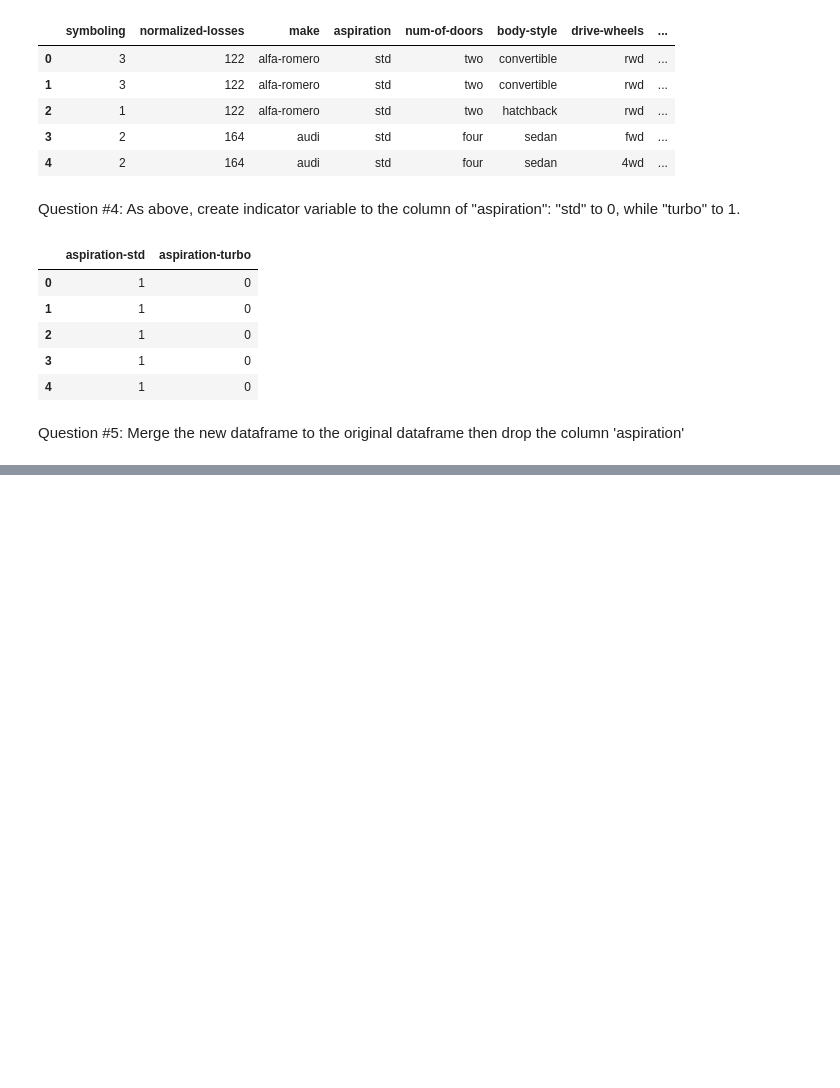
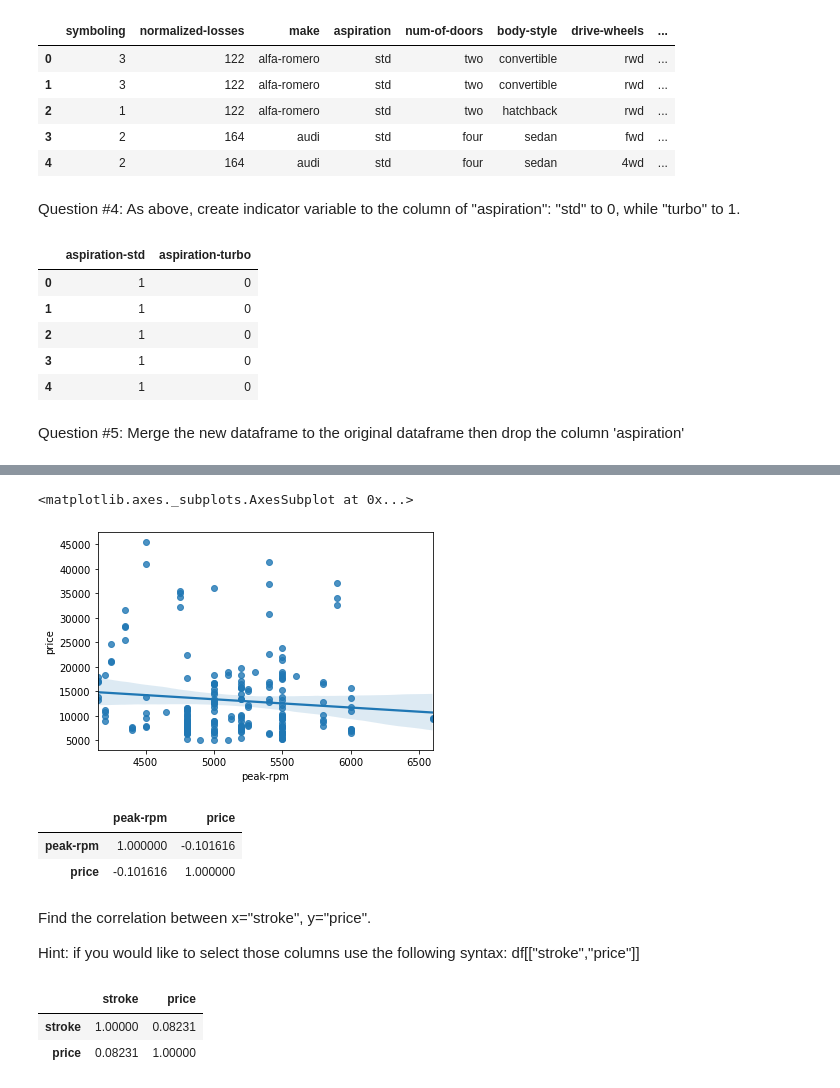
Before and after one commit to rubensgamaliel/CognitiveClass, a Jupyter notebook: Data_Analysis_with_Python/Data_Analysis_with_Python.ipynb, the cells around one changed output, grey strips where cells are left out. Saved outputs shown, nothing was run; the diff lists cells and outputs as text; code cells hidden in the pictures; blank space fills up the shorter version.

```diff
--- a/Data_Analysis_with_Python/Data_Analysis_with_Python.ipynb
+++ b/Data_Analysis_with_Python/Data_Analysis_with_Python.ipynb
@@ -470,0 +567,21 @@ df.drop('aspiration', axis = 1, inplace=True)
+# %%
+sns.regplot(x="peak-rpm", y="price", data=df)
+# %% [output]
+<matplotlib.axes._subplots.AxesSubplot at 0x...>
+[figure, added]
+# %%
+df[['peak-rpm','price']].corr()
+# %% [output]
+|  | peak-rpm | price |
+| peak-rpm | 1.000000 | -0.101616 |
+| price | -0.101616 | 1.000000 |
+# %% [markdown]
+Find the correlation between x="stroke", y="price".
+
+Hint: if you would like to select those columns use the following syntax: df[["stroke","price"]]
+# %%
+df[["stroke","price"]].corr()
+# %% [output]
+|  | stroke | price |
+| stroke | 1.00000 | 0.08231 |
+| price | 0.08231 | 1.00000 |
```
Also changed, not shown: parts of 39 cells of this notebook.
